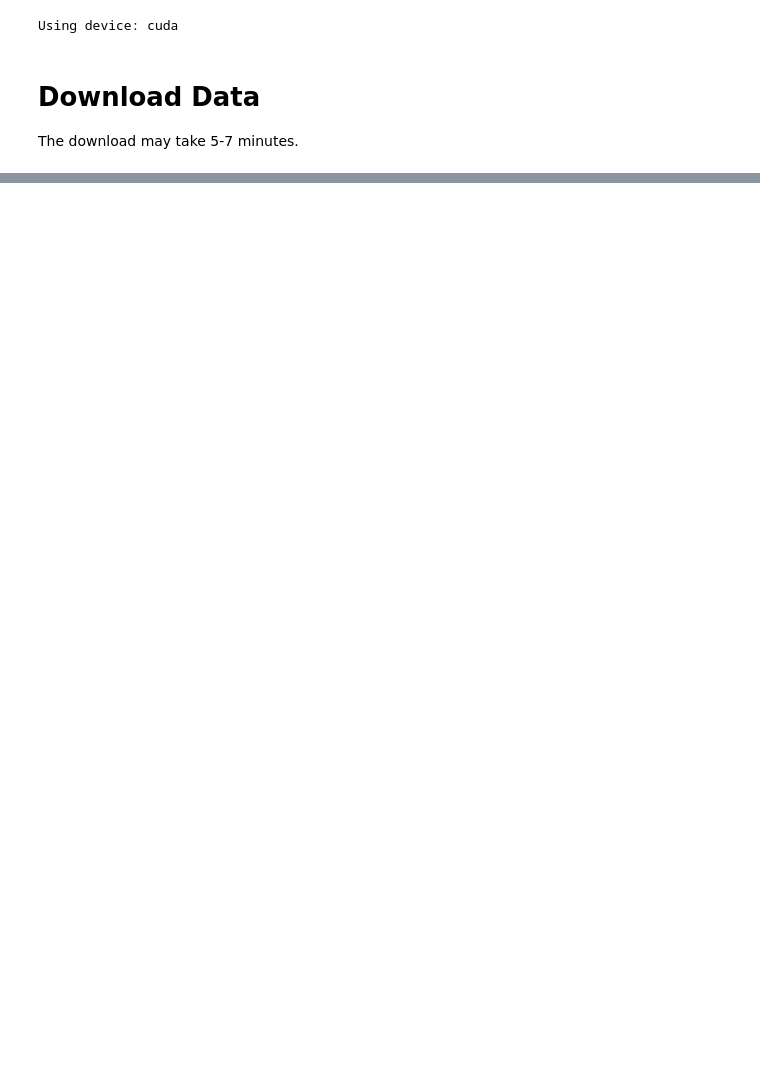
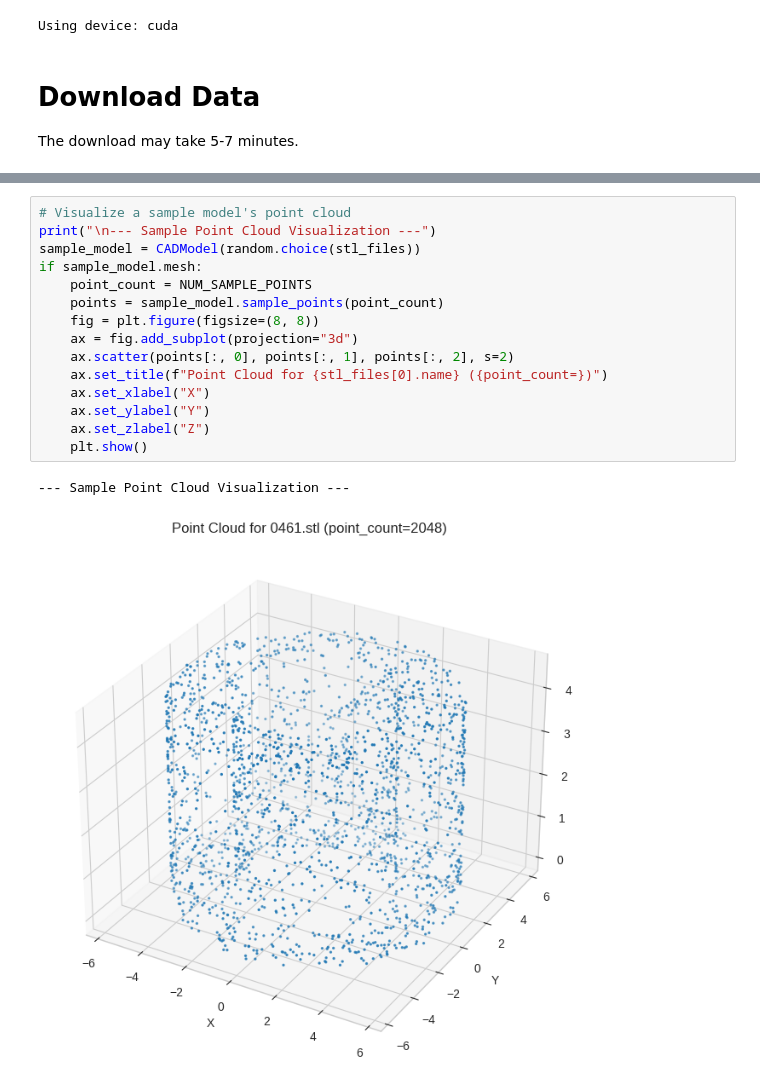
Before and after one commit to EZHOWWW/aiijc, a Jupyter notebook: main.ipynb, the cells around one changed output, grey strips where cells are left out. Cells and saved outputs as stored; diff of their text form; blank space fills up the shorter version.

```diff
--- a/main.ipynb
+++ b/main.ipynb
@@ -123,0 +484,18 @@ All operations completed!
+# %%
+# Visualize a sample model's point cloud
+print("\n--- Sample Point Cloud Visualization ---")
+sample_model = CADModel(random.choice(stl_files))
+if sample_model.mesh:
+    point_count = NUM_SAMPLE_POINTS
+    points = sample_model.sample_points(point_count)
+    fig = plt.figure(figsize=(8, 8))
+    ax = fig.add_subplot(projection="3d")
+    ax.scatter(points[:, 0], points[:, 1], points[:, 2], s=2)
+    ax.set_title(f"Point Cloud for {stl_files[0].name} ({point_count=})")
+    ax.set_xlabel("X")
+    ax.set_ylabel("Y")
+    ax.set_zlabel("Z")
+    plt.show()
+# %% [output]
+--- Sample Point Cloud Visualization ---
+[figure, added]
```
Also changed, not shown: parts of 20 cells of this notebook.
